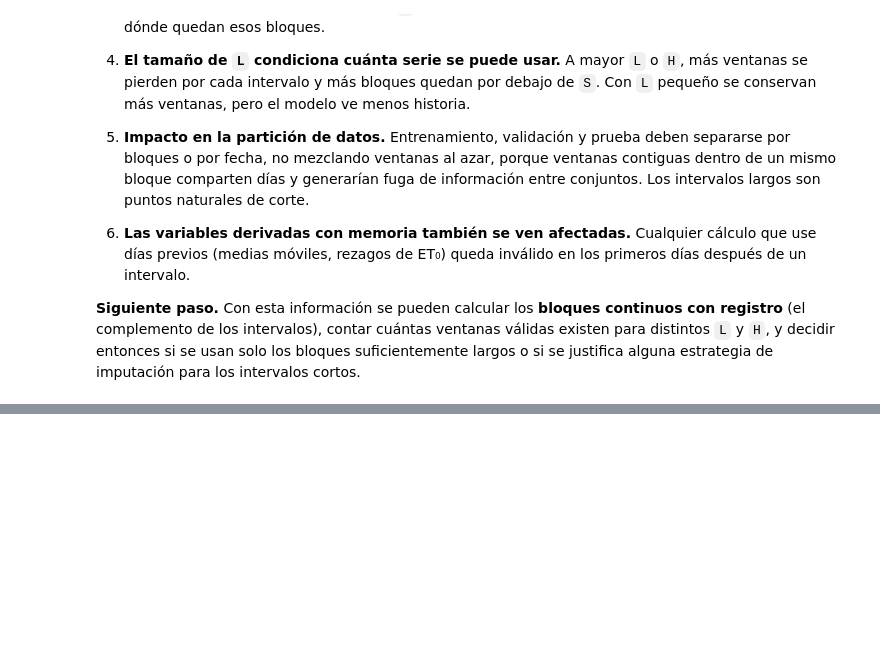
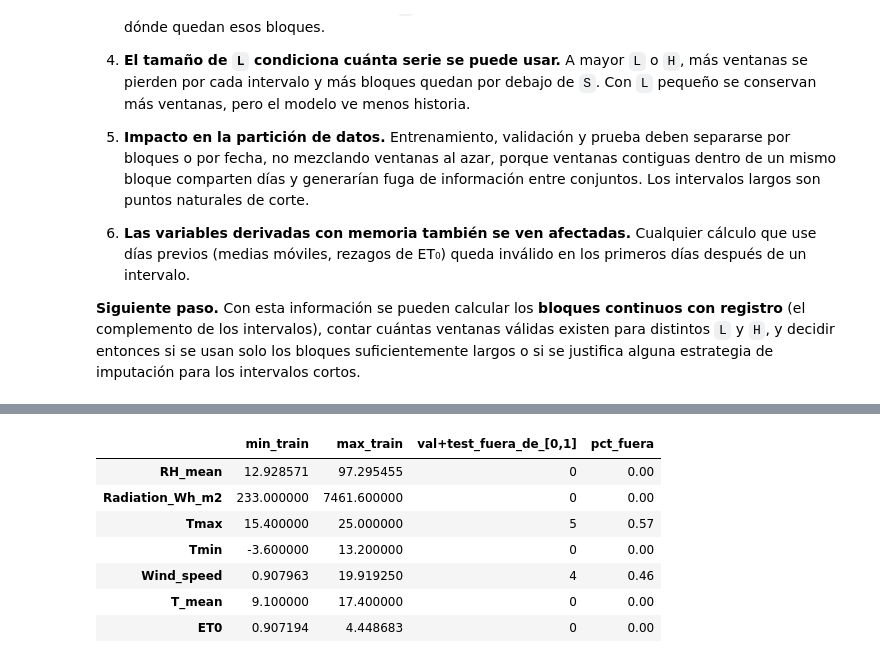
Before and after one commit to nicopulido/Prob_Proyecto_Grado, a Jupyter notebook: Tibaitata/05_preparacion_LSTM.ipynb, the cells around one changed output, grey strips where cells are left out. Drawn from its saved outputs; the diff is of its cells as text; code cells hidden in the pictures; blank space fills up the shorter version.

```diff
--- a/Tibaitata/05_preparacion_LSTM.ipynb
+++ b/Tibaitata/05_preparacion_LSTM.ipynb
@@ -583,0 +757,34 @@ Una LSTM diaria recibe como entrada una **ventana** de `L` días consecutivos (p
+# %%
+es_train = (conjunto == "train")
+
+scaler_X = MinMaxScaler(feature_range=(0, 1)).fit(df.loc[es_train, FEATURES])
+scaler_y = MinMaxScaler(feature_range=(0, 1)).fit(df.loc[es_train, [TARGET]])
+
+# Comprobación: los parámetros salen solo de entrenamiento
+assert scaler_X.n_samples_seen_ == n_train and scaler_y.n_samples_seen_ == n_train
+assert np.allclose(scaler_X.data_min_, df.loc[es_train, FEATURES].min().to_numpy())
+assert np.allclose(scaler_X.data_max_, df.loc[es_train, FEATURES].max().to_numpy())
+assert np.allclose(scaler_y.data_min_, df.loc[es_train, TARGET].min())
+assert np.allclose(scaler_y.data_max_, df.loc[es_train, TARGET].max())
+
+X_esc = scaler_X.transform(df[FEATURES])      # (n, 6)
+y_esc = scaler_y.transform(df[[TARGET]])      # (n, 1)
+
+esc = pd.DataFrame(np.hstack([X_esc, y_esc]), columns=FEATURES + [TARGET])
+fuera = (esc[~es_train] < 0).sum() + (esc[~es_train] > 1).sum()
+tabla_escala = pd.DataFrame({
+    "min_train": np.r_[scaler_X.data_min_, scaler_y.data_min_],
+    "max_train": np.r_[scaler_X.data_max_, scaler_y.data_max_],
+    "val+test_fuera_de_[0,1]": fuera.to_numpy(),
+    "pct_fuera": (fuera / (~es_train).sum() * 100).round(2).to_numpy(),
+}, index=FEATURES + [TARGET])
+tabla_escala
+# %% [output]
+|  | min_train | max_train | val+test_fuera_de_[0,1] | pct_fuera |
+| RH_mean | 12.928571 | 97.295455 | 0 | 0.00 |
+| Radiation_Wh_m2 | 233.000000 | 7461.600000 | 0 | 0.00 |
+| Tmax | 15.400000 | 25.000000 | 5 | 0.57 |
+| Tmin | -3.600000 | 13.200000 | 0 | 0.00 |
+| Wind_speed | 0.907963 | 19.919250 | 4 | 0.46 |
+| T_mean | 9.100000 | 17.400000 | 0 | 0.00 |
+| ET0 | 0.907194 | 4.448683 | 0 | 0.00 |
```
Also changed, not shown: parts of 19 cells of this notebook, 15 other files.
